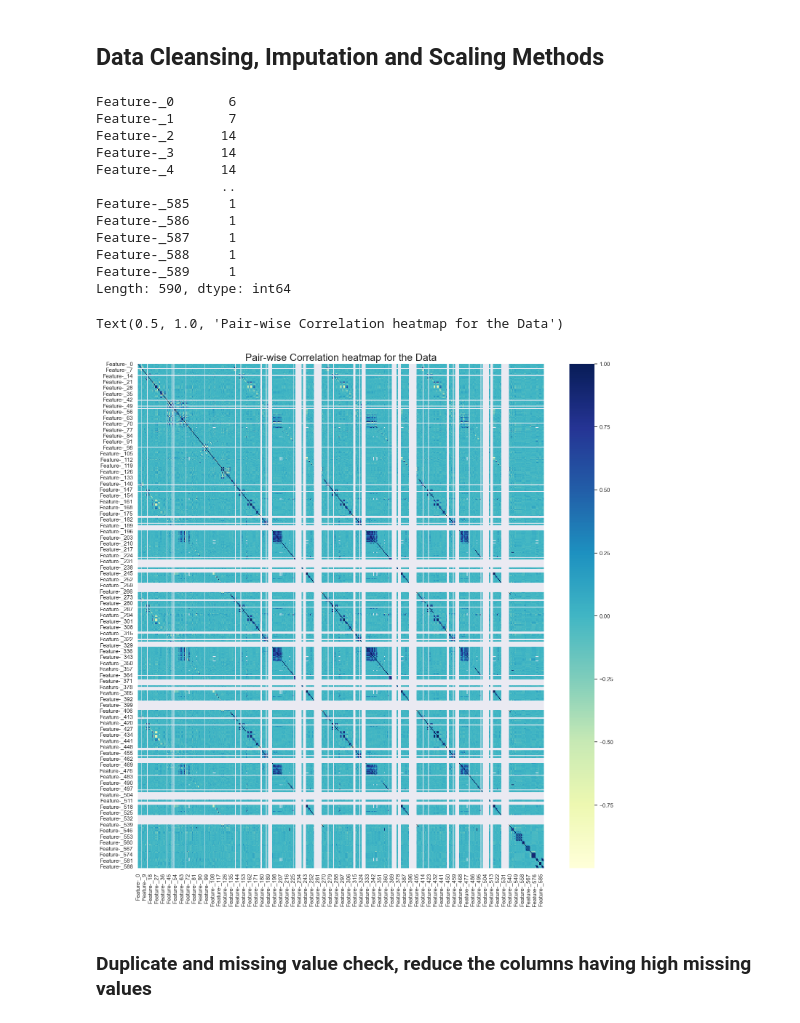
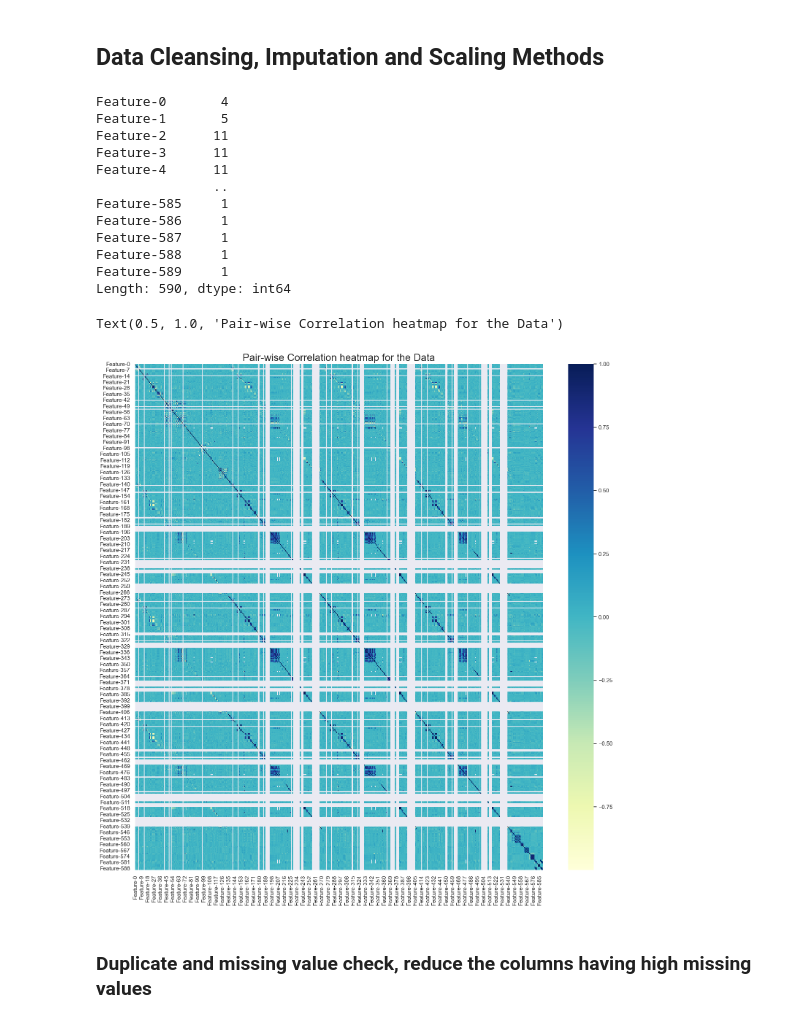
Before and after one commit to ZhitingDu/Machine-Learning, a Jupyter notebook: Secom.ipynb, the cells around one changed output. Drawn from its saved outputs; the diff is of its cells as text; code cells hidden in the pictures.

```diff
--- a/Secom.ipynb
+++ b/Secom.ipynb
@@ -52,6 +55,6 @@ print(labels_df)
 [1567 rows x 1 columns]
 # %%
 # rename the features name to feature1, feature2...using functions
-secom = secom.add_prefix('Feature-_')
+secom = secom.add_prefix('Feature-')
 secom
 # %% [output]
@@ -105,30 +112,30 @@ There are measures have high percentage of missing data, which will be anaylzed
 # %%
 # Volatility of features
 # check the numbner of missing values of 590 sensor measurements
-secom.isnull().sum()
+X_train.isnull().sum()
 # %% [output]
-Feature-_0       6
-Feature-_1       7
-Feature-_2      14
-Feature-_3      14
-Feature-_4      14
-                ..
-Feature-_585     1
-Feature-_586     1
-Feature-_587     1
-Feature-_588     1
-Feature-_589     1
+Feature-0       4
+Feature-1       5
+Feature-2      11
+Feature-3      11
+Feature-4      11
+               ..
+Feature-585     1
+Feature-586     1
+Feature-587     1
+Feature-588     1
+Feature-589     1
 Length: 590, dtype: int64
 # %%
 # Pair-wise correlation heatmap, https://www.kaggle.com/code/saurabhbagchi/fmst-semiconductor-manufacturing-project
 # heatmap to get correlation
 
 plt.rcParams['figure.figsize'] = (18, 18)
-sns.heatmap(secom.corr(), cmap = "YlGnBu")
+sns.heatmap(X_train.corr(), cmap = "YlGnBu")
 plt.title('Pair-wise Correlation heatmap for the Data', fontsize = 20)
 # %% [output]
 Text(0.5, 1.0, 'Pair-wise Correlation heatmap for the Data')
-[figure, old version]
+[figure, new version]
 # %% [markdown]
 ### Duplicate and missing value check, reduce the columns having high missing values
 # %%
```
Also changed, not shown: parts of 65 cells of this notebook.
